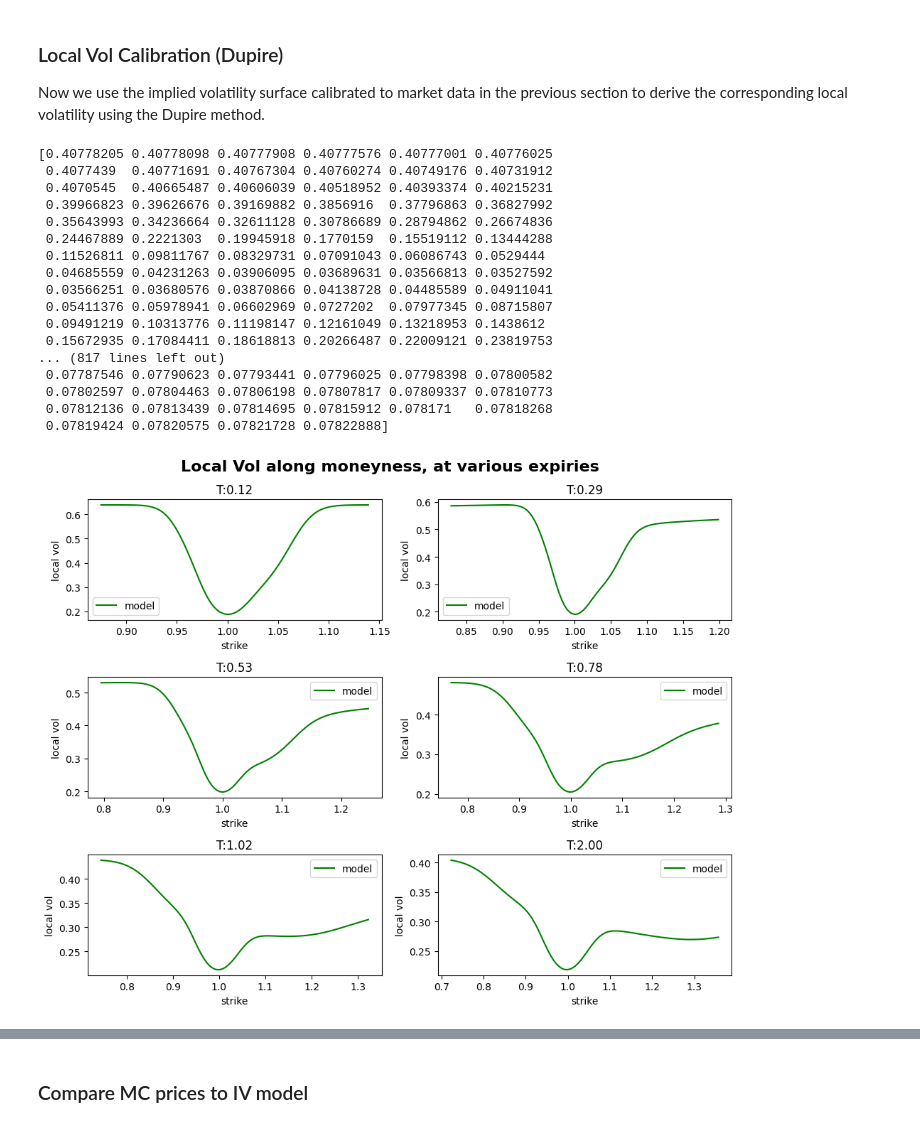
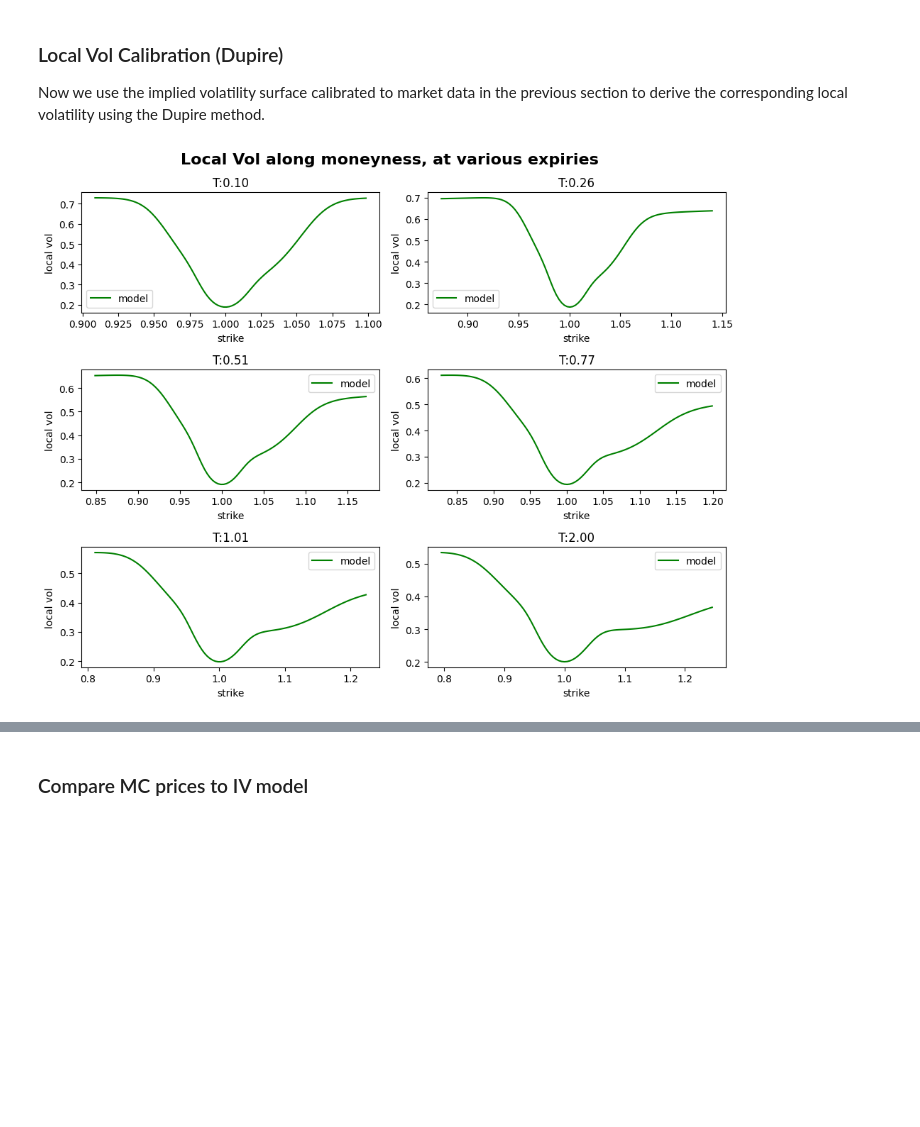
Before and after one commit to sebgur/SDev.Python, a Jupyter notebook: notebooks/volatility/LocalVol-Dupire.ipynb, the cells around one changed output, grey strips where cells are left out. Cells and saved outputs as stored; diff of their text form; code cells hidden in the pictures; blank space fills up the shorter version.

```diff
--- a/notebooks/volatility/LocalVol-Dupire.ipynb
+++ b/notebooks/volatility/LocalVol-Dupire.ipynb
@@ -70,7 +70,7 @@ CF prices/vols calculated
 Now we use the implied volatility surface calibrated to market data in the previous section to derive the corresponding local volatility using the Dupire method.
 # %%
 # Granularity of the LV matrix
-points_per_year = 25
+points_per_year = 50
 n_strikes = 100
 
 # Define calibration horizon
@@ -89,7 +89,7 @@ lv_calib = calib_lv_dupire(iv_surface, points_per_year=points_per_year, n_strike
 lv_t = lv_calib['t_grid']
 lv_moneyness = lv_calib['moneyness']
 lv_matrix = lv_calib['lv_matrix']
-lv_obj = lv_calib['lv']
+lv = lv_calib['lv']
 
 # View the LV along the strike at several expiries
 t_idx = [upper_bound(lv_t, tp) for tp in test_times]
@@ -105,48 +105,31 @@ for i in range(n_rows):
         ax.plot(lv_moneyness[exp_idx], lv_matrix[exp_idx], label="model", color='green')
         ax.set_title(f"T:{expiry:.2f}")
         ax.set_xlabel('strike')
         ax.set_ylabel('local vol')
         ax.legend()
 
 fig.suptitle('Local Vol along moneyness, at various expiries', fontsize=16, fontweight='bold')
 plt.tight_layout()
 plt.show()
 
 # View LV along the expiry at several moneynesses
 m_idx = [0, 5, 10, 15, 20, 24]
 n_rows, n_cols = 3, 2
 fig, axes = plt.subplots(n_rows, n_cols, figsize=(10, 8))
 for i in range(n_rows):
     for j in range(n_cols):
         ax = axes[i, j]
         k_idx = n_cols * i + j
         k_idx = m_idx[k_idx]
         lv_ = [lv_matrix[tidx][k_idx] for tidx in range(len(lv_t))]
         ax.plot(lv_t, lv_, label="model", color='green')
         ax.set_title(f"Moneyness:{k_idx}")
         ax.set_xlabel('strike')
         ax.set_ylabel('local vol')
         ax.legend()
 
 fig.suptitle('Local Vol along time, at various moneynesses', fontsize=16, fontweight='bold')
 plt.tight_layout()
 plt.show()
 # %% [output]
-[0.40778205 0.40778098 0.40777908 0.40777576 0.40777001 0.40776025
- 0.4077439  0.40771691 0.40767304 0.40760274 0.40749176 0.40731912
- 0.4070545  0.40665487 0.40606039 0.40518952 0.40393374 0.40215231
- 0.39966823 0.39626676 0.39169882 0.3856916  0.37796863 0.36827992
- 0.35643993 0.34236664 0.32611128 0.30786689 0.28794862 0.26674836
- 0.24467889 0.2221303  0.19945918 0.1770159  0.15519112 0.13444288
- 0.11526811 0.09811767 0.08329731 0.07091043 0.06086743 0.0529444
- 0.04685559 0.04231263 0.03906095 0.03689631 0.03566813 0.03527592
- 0.03566251 0.03680576 0.03870866 0.04138728 0.04485589 0.04911041
- 0.05411376 0.05978941 0.06602969 0.0727202  0.07977345 0.08715807
- 0.09491219 0.10313776 0.11198147 0.12161049 0.13218953 0.1438612
- 0.15672935 0.17084411 0.18618813 0.20266487 0.22009121 0.23819753
-... (817 lines left out)
- 0.07787546 0.07790623 0.07793441 0.07796025 0.07798398 0.07800582
- 0.07802597 0.07804463 0.07806198 0.07807817 0.07809337 0.07810773
- 0.07812136 0.07813439 0.07814695 0.07815912 0.078171   0.07818268
- 0.07819424 0.07820575 0.07821728 0.07822888]
-[figure, old version]
+[figure, new version]
```
Also changed, not shown: parts of 6 cells of this notebook, 6 other files.
